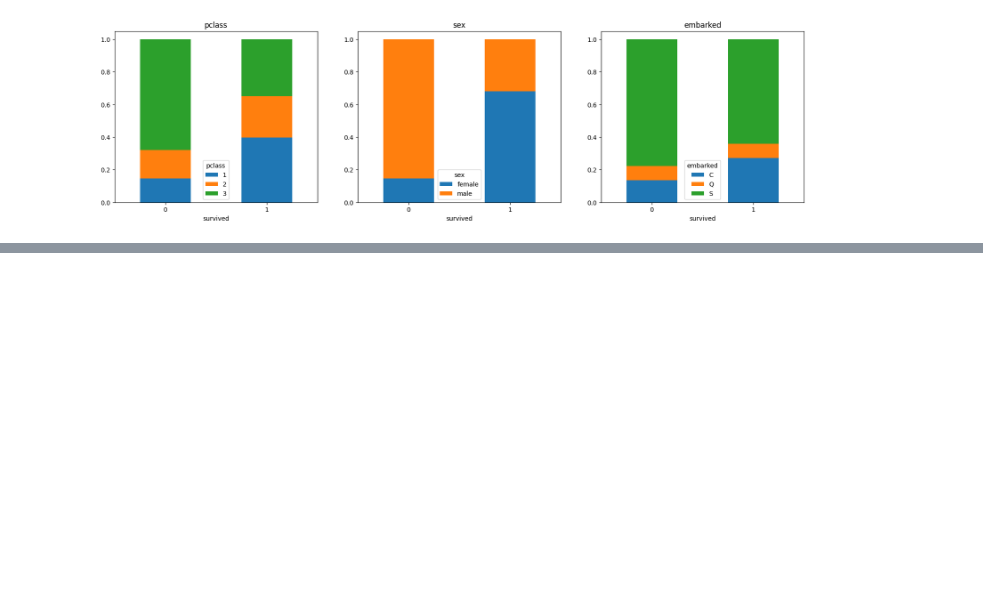
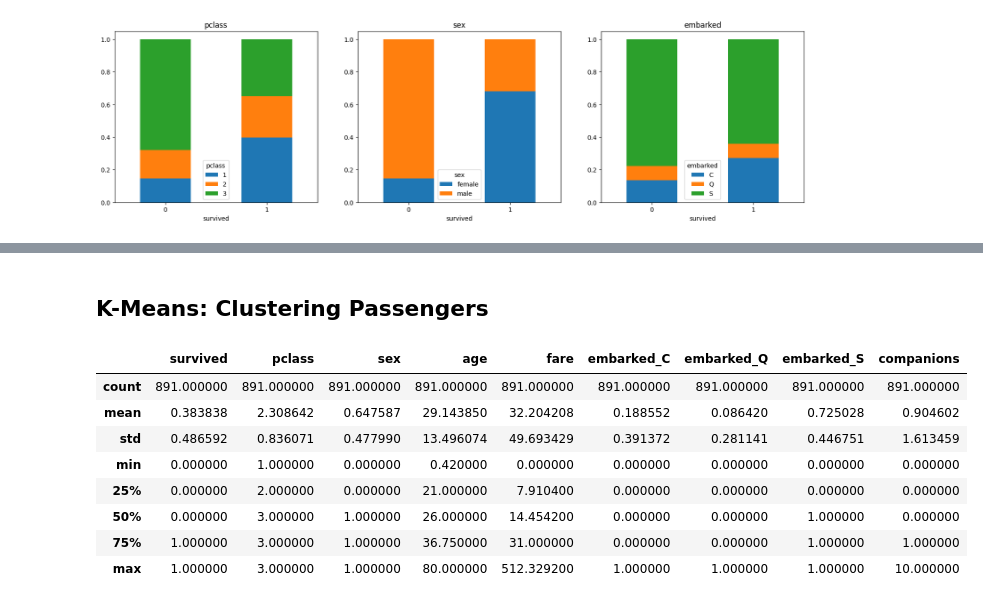
Before and after one commit to RuizLorenzoChavez/practical-ML, a Jupyter notebook: titanic.ipynb, the cells around one changed output, grey strips where cells are left out. Saved outputs shown, nothing was run; the diff lists cells and outputs as text; code cells hidden in the pictures; blank space fills up the shorter version.

```diff
--- a/titanic.ipynb
+++ b/titanic.ipynb
@@ -440,0 +532,15 @@ print(f"pclass 3 Mean & Median Fare: {train_df.query('pclass==3')['fare'].mean()
+# %% [markdown]
+## K-Means: Clustering Passengers
+# %%
+kmeans_df = train_df.loc[:, train_df.dtypes != "object"].copy()
+kmeans_df.describe()
+# %% [output]
+|  | survived | pclass | sex | age | fare | embarked_C | embarked_Q | embarked_S | companions |
+| count | 891.000000 | 891.000000 | 891.000000 | 891.000000 | 891.000000 | 891.000000 | 891.000000 | 891.000000 | 891.000000 |
+| mean | 0.383838 | 2.308642 | 0.647587 | 29.143850 | 32.204208 | 0.188552 | 0.086420 | 0.725028 | 0.904602 |
+| std | 0.486592 | 0.836071 | 0.477990 | 13.496074 | 49.693429 | 0.391372 | 0.281141 | 0.446751 | 1.613459 |
+| min | 0.000000 | 1.000000 | 0.000000 | 0.420000 | 0.000000 | 0.000000 | 0.000000 | 0.000000 | 0.000000 |
+| 25% | 0.000000 | 2.000000 | 0.000000 | 21.000000 | 7.910400 | 0.000000 | 0.000000 | 0.000000 | 0.000000 |
+| 50% | 0.000000 | 3.000000 | 1.000000 | 26.000000 | 14.454200 | 0.000000 | 0.000000 | 1.000000 | 0.000000 |
+| 75% | 1.000000 | 3.000000 | 1.000000 | 36.750000 | 31.000000 | 0.000000 | 0.000000 | 1.000000 | 1.000000 |
+| max | 1.000000 | 3.000000 | 1.000000 | 80.000000 | 512.329200 | 1.000000 | 1.000000 | 1.000000 | 10.000000 |
```
Also changed, not shown: parts of 17 cells of this notebook.
